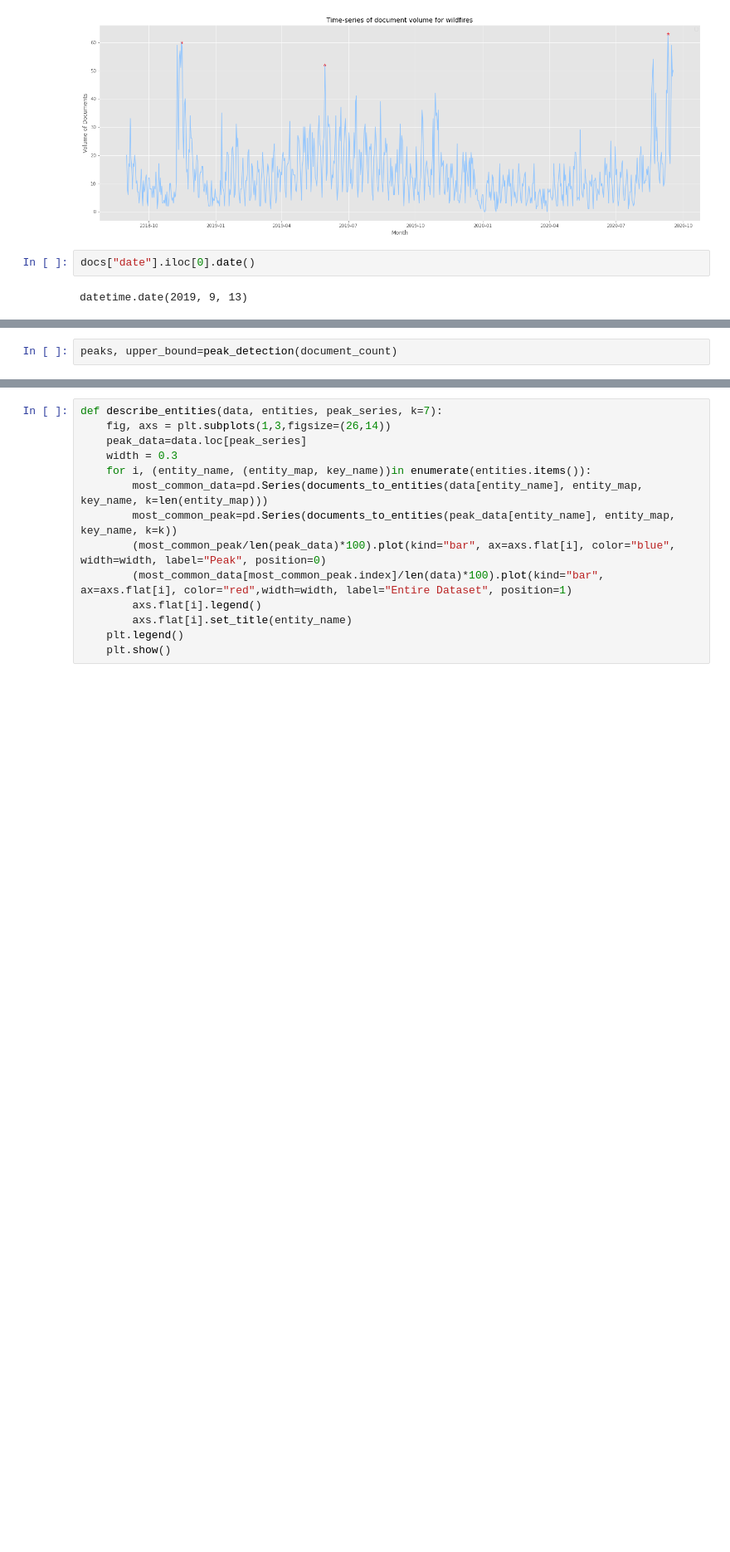
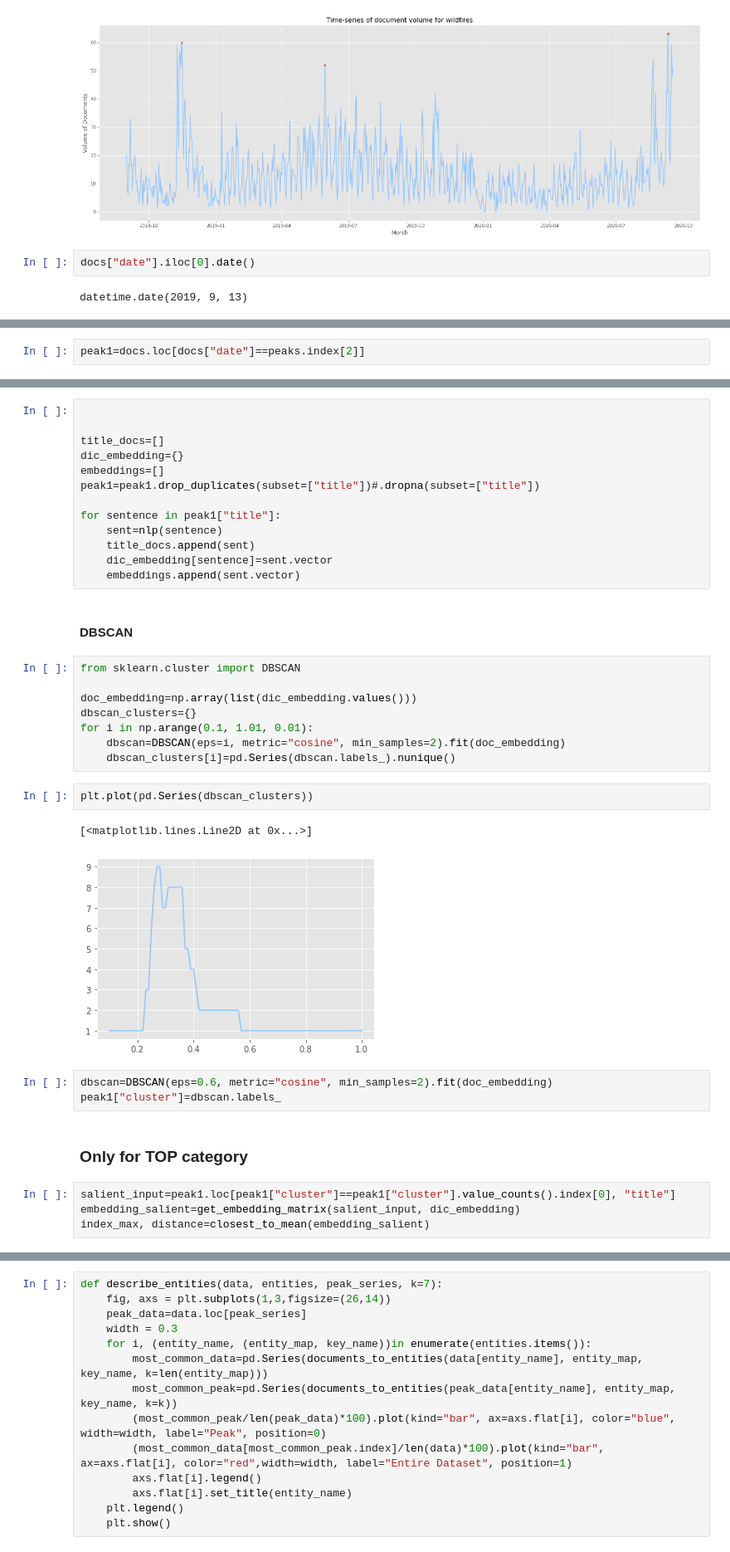
Before and after one commit to matiasbenitez91/wildfire_nlp, a Jupyter notebook: Analysis.ipynb, the cells around one changed output, grey strips where cells are left out. Shown at 83% size. Saved outputs shown, nothing was run; the diff lists cells and outputs as text; blank space fills up the shorter version.

```diff
--- a/Analysis.ipynb
+++ b/Analysis.ipynb
@@ -251,2 +133,0 @@ def documents_to_entities(series_entities, dict_entities, key_string, k=10):
-# %%
-peaks, upper_bound=peak_detection(document_count)
@@ -272,0 +134,2 @@ plt.hist(np.log(document_count+1))
+# %%
+peak1=docs.loc[docs["date"]==peaks.index[2]]
@@ -272,0 +153,37 @@ plt.hist(np.log(document_count+1))
+# %%
+
+
+title_docs=[]
+dic_embedding={}
+embeddings=[]
+peak1=peak1.drop_duplicates(subset=["title"])#.dropna(subset=["title"])
+
+for sentence in peak1["title"]:
+    sent=nlp(sentence)
+    title_docs.append(sent)
+    dic_embedding[sentence]=sent.vector
+    embeddings.append(sent.vector)
+# %% [markdown]
+#### DBSCAN
+# %%
+from sklearn.cluster import DBSCAN
+
+doc_embedding=np.array(list(dic_embedding.values()))
+dbscan_clusters={}
+for i in np.arange(0.1, 1.01, 0.01):
+    dbscan=DBSCAN(eps=i, metric="cosine", min_samples=2).fit(doc_embedding)
+    dbscan_clusters[i]=pd.Series(dbscan.labels_).nunique()
+# %%
+plt.plot(pd.Series(dbscan_clusters))
+# %% [output]
+[<matplotlib.lines.Line2D at 0x...>]
+[figure, added]
+# %%
+dbscan=DBSCAN(eps=0.6, metric="cosine", min_samples=2).fit(doc_embedding)
+peak1["cluster"]=dbscan.labels_
+# %% [markdown]
+### Only for TOP category
+# %%
+salient_input=peak1.loc[peak1["cluster"]==peak1["cluster"].value_counts().index[0], "title"]
+embedding_salient=get_embedding_matrix(salient_input, dic_embedding)
+index_max, distance=closest_to_mean(embedding_salient)
```
Also changed, not shown: parts of 72 cells of this notebook, 3 other files.
